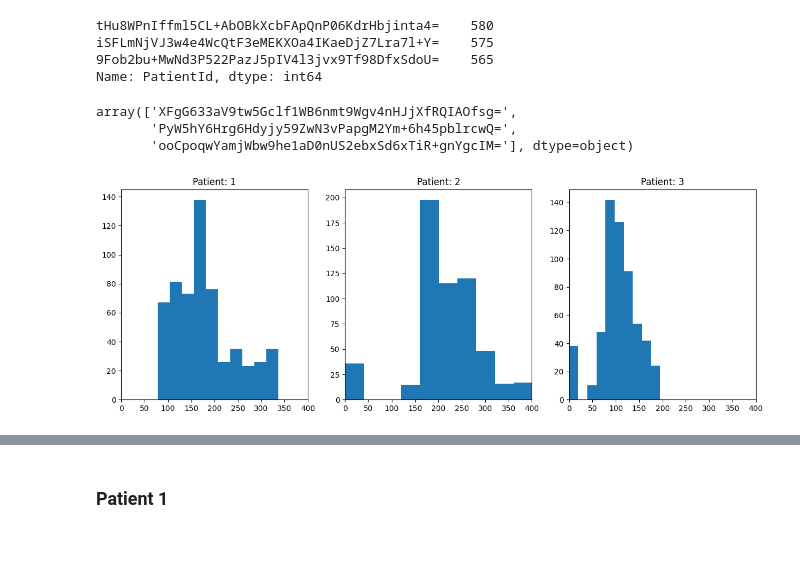
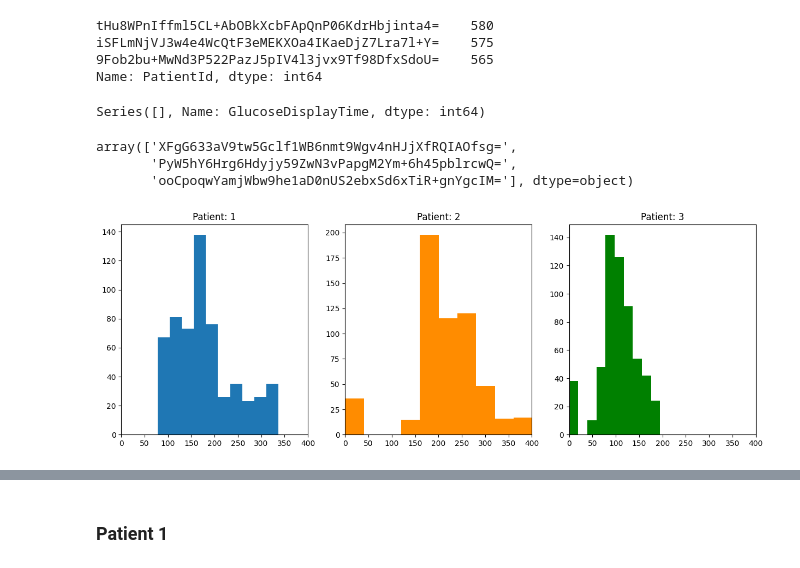
Before and after one commit to karinakanjaria/glucose-data-analysis, a Jupyter notebook: EDA/LeslieEDA.ipynb, the cells around one changed output, grey strips where cells are left out. Saved outputs shown, nothing was run; the diff lists cells and outputs as text; code cells hidden in the pictures.

```diff
--- a/EDA/LeslieEDA.ipynb
+++ b/EDA/LeslieEDA.ipynb
@@ -61,6 +61,13 @@ tHu8WPnIffml5CL+AbOBkXcbFApQnP06KdrHbjinta4=    580
 iSFLmNjVJ3w4e4WcQtF3eMEKXOa4IKaeDjZ7Lra7l+Y=    575
 9Fob2bu+MwNd3P522PazJ5pIV4l3jvx9Tf98DfxSdoU=    565
 Name: PatientId, dtype: int64
+# %%
+"""cell made after the creation of pat1_df to check if all 580 timestamps from patient1 are unique (they are)"""
+# print(len(pat1_df.GlucoseDisplayTime.unique()))
+# _ = pat1_df.GlucoseDisplayTime.value_counts()
+# _[_ != 1]
+# %% [output]
+Series([], Name: GlucoseDisplayTime, dtype: int64)
 # %%
 """check there's the same number of transmitters as patients"""
 data.TransmitterId.unique()
@@ -71,14 +78,15 @@ array(['XFgG633aV9tw5Gclf1WB6nmt9Wgv4nHJjXfRQIAOfsg=',
 # %%
 """show histogram of glucose levels for each patient"""
 plt.rcParams["figure.figsize"] = (15,5)
 plt.subplot()
 patIDs = data.PatientId.unique()
+colors = [None, "darkorange", "green"]
 for pat in range(len(patIDs)):
     plt.subplot(1,3,pat+1)
     subset = data.loc[data.PatientId == patIDs[pat]]
-    plt.hist(subset.Value)
+    plt.hist(subset.Value, color=colors[pat])
     plt.xlim([0, 400])
     plt.title("Patient: " + str(pat+1))
 plt.show()
 # %% [output]
-[figure, old version]
+[figure, new version]
```
Also changed, not shown: parts of 1 cell of this notebook, 1 other file.
